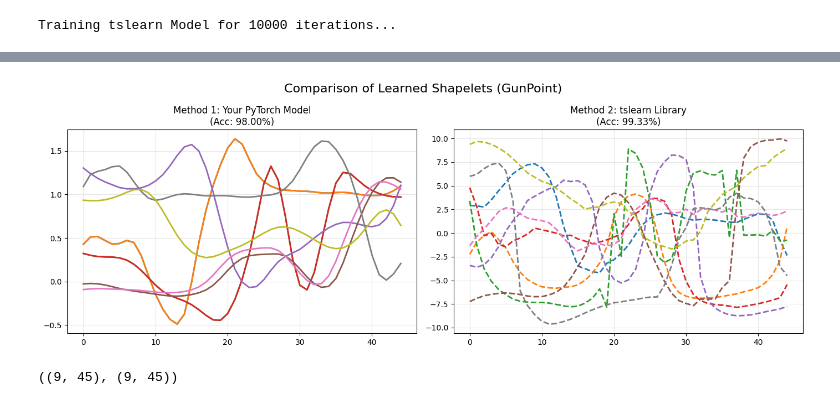
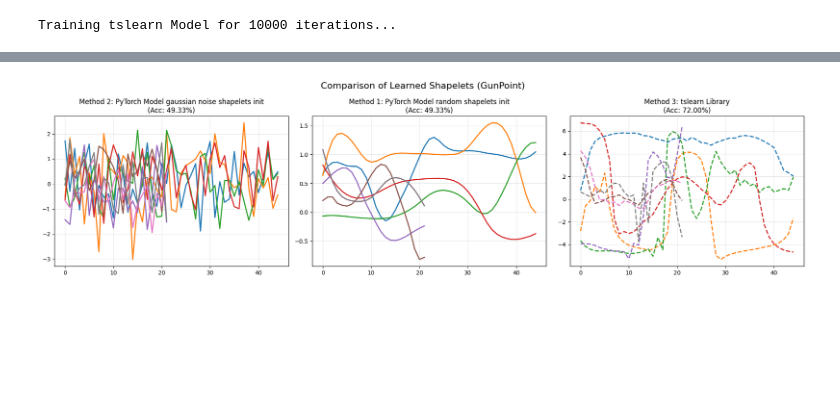
Before and after one commit to julesroyer18/Project-Learning-Shapelets, a Jupyter notebook: test_pytorch.ipynb, the cells around one changed output, grey strips where cells are left out. Drawn from its saved outputs; the diff is of its cells as text; code cells hidden in the pictures; blank space fills up the shorter version.

Commit message:
pytorch implementation

```diff
--- a/test_pytorch.ipynb
+++ b/test_pytorch.ipynb
@@ -266,5 +361,7 @@ param_dict = {
     'LR': LR,
     'OPTIMIZER_NAME': OPTIMIZER_NAME,
     'ITERATIONS': ITERATIONS,
-    'INIT_MODE': INIT_MODE
+    'INIT_MODE': INIT_MODE,
+    'shapelets_dict': {calculated_shapelet_len: K_SHAPELETS//2 , calculated_shapelet_len//2: K_SHAPELETS//2},
+    'ALPHA': ALPHA
 }
@@ -369,14 +529,13 @@ def pt_model_training(X_train, y_train, param_dict):
     return pt_dict
 # %%
 # -----------------------------------------------------------------------------
-# 3. MODEL 2: TSLEARN IMPLEMENTATION
+# MODEL 2: TSLEARN IMPLEMENTATION
 # -----------------------------------------------------------------------------
 def tslearn_model_training(X_train, y_train, param_dict):
-    K_SHAPELETS = param_dict['K_SHAPELETS']
-    calculated_shapelet_len = param_dict['calculated_shapelet_len']
     LAMBDA_W = param_dict['LAMBDA_W']
     OPTIMIZER_NAME = param_dict['OPTIMIZER_NAME']
     ITERATIONS = param_dict['ITERATIONS']
+    shapelet_sizes = param_dict['shapelets_dict']
 
     print(f"Training tslearn Model for {ITERATIONS} iterations...")
 
@@ -386,7 +545,7 @@ def tslearn_model_training(X_train, y_train, param_dict):
     # tslearn supports 'sgd' and 'adam' (no specific 'adamw')
     ts_opt = 'adam' if 'adam' in OPTIMIZER_NAME.lower() else 'sgd'
 
-    ts_model = LearningShapelets(n_shapelets_per_size={calculated_shapelet_len: K_SHAPELETS},
+    ts_model = LearningShapelets(n_shapelets_per_size=shapelet_sizes,
                                 optimizer=ts_opt,
                                 weight_regularizer=LAMBDA_W,
                                 max_iter=ITERATIONS,
@@ -409,6 +568,7 @@ def tslearn_model_training(X_train, y_train, param_dict):
     ts_dict = {
         'model': ts_model,
         'shapelets': ts_shapelets,
+        'shapelet_sizes': shapelet_sizes,
         'time': tslearn_time
     }
     return ts_dict
@@ -420,0 +590,6 @@ Training tslearn Model for 10000 iterations...
+# %%
+param_dict['INIT_MODE'] = 'noise'  # Change initialization to noise
+pt_dict_noise = pt_model_training(X_train, y_train, param_dict)
+pt_model_noise = pt_dict_noise['model']
+pt_shapelets_noise = pt_dict_noise['shapelets']
+pt_shapelets_sizes_noise = pt_dict_noise['shapelet_sizes']
@@ -421,5 +614,7 @@ Training tslearn Model for 10000 iterations...
 # %%
+param_dict['INIT_MODE'] = 'random'
 pt_dict = pt_model_training(X_train, y_train, param_dict)
 pt_model = pt_dict['model']
 pt_shapelets = pt_dict['shapelets']
+pt_shapelets_sizes = pt_dict['shapelet_sizes']
 # %% [output]
@@ -495,28 +680,59 @@ tslearn Training Time: 228.79 seconds
 ==============================
 # %%
 # -----------------------------------------------------------------------------
-# 5. VISUALIZATION & COMPARISON
+# VISUALIZATION & COMPARISON
 # -----------------------------------------------------------------------------
-fig, axes = plt.subplots(1, 2, figsize=(14, 5))
+fig, axes = plt.subplots(1, 3, figsize=(19, 5))
 
 # Plot PyTorch
-for i in range(K_SHAPELETS):
-    axes[0].plot(pt_shapelets[i], linewidth=2, label=f'Shp {i+1}')
-axes[0].set_title(f'Method 1: Your PyTorch Model\n(Acc: {pt_acc:.2%})')
+flat_shapelets_list = []
+if isinstance(pt_shapelets, list):
+    for block in pt_shapelets:
+        # block is (N_sub, Length) -> iterate to get individual (Length,) arrays
+        for shp in block:
+            flat_shapelets_list.append(shp)
+else:
+    # Fallback for old single-block models
+    flat_shapelets_list = list(pt_shapelets)
+
+# 2. Convert to a single numpy array (dtype=object for jagged arrays)
+pt_shapelets_concat = np.array(flat_shapelets_list, dtype=object)
+
+
+# Plot PyTorch
+flat_shapelets_list_noise = []
+if isinstance(pt_shapelets_noise, list):
+    for block in pt_shapelets_noise:
+        # block is (N_sub, Length) -> iterate to get individual (Length,) arrays
+        for shp in block:
+            flat_shapelets_list_noise.append(shp)
+else:
+    # Fallback for old single-block models
+    flat_shapelets_list_noise = list(pt_shapelets_noise)
+
+# 2. Convert to a single numpy array (dtype=object for jagged arrays)
+pt_shapelets_concat_noise = np.array(flat_shapelets_list_noise, dtype=object)
+
+for i in range(len(pt_shapelets_concat)):
+    # We access the i-th shapelet from the flat array
+    axes[1].plot(pt_shapelets_concat[i], linewidth=2, label=f'Shp {i+1}')
+axes[1].set_title(f'Method 1: PyTorch Model random shapelets init\n(Acc: {pt_acc:.2%})')
+axes[1].grid(True, alpha=0.3)
+
+for i in range(len(pt_shapelets_concat_noise)):
+    # We access the i-th shapelet from the flat array
+    axes[0].plot(pt_shapelets_concat_noise[i], linewidth=2, label=f'Shp {i+1}')
+axes[0].set_title(f'Method 2: PyTorch Model gaussian noise shapelets init\n(Acc: {pt_acc:.2%})')
 axes[0].grid(True, alpha=0.3)
 
 # Plot tslearn
-for i in range(K_SHAPELETS):
-    axes[1].plot(ts_shapelets[i], linewidth=2, linestyle='--', label=f'Shp {i+1}')
-axes[1].set_title(f'Method 2: tslearn Library\n(Acc: {ts_acc:.2%})')
-axes[1].grid(True, alpha=0.3)
+for i in range(len(ts_shapelets)):
+    axes[2].plot(ts_shapelets[i], linewidth=2, linestyle='--', label=f'Shp {i+1}')
+axes[2].set_title(f'Method 3: tslearn Library\n(Acc: {ts_acc:.2%})')
+axes[2].grid(True, alpha=0.3)
 
 plt.suptitle(f"Comparison of Learned Shapelets ({meta['dataset']})", fontsize=16)
 plt.tight_layout()
 plt.show()
 # %% [output]
-[figure, old version]
+[figure, new version]
-# %%
-pt_shapelets.shape, ts_shapelets.shape
-# %% [output]
-((9, 45), (9, 45))
```
Also changed, not shown: parts of 53 cells of this notebook.
